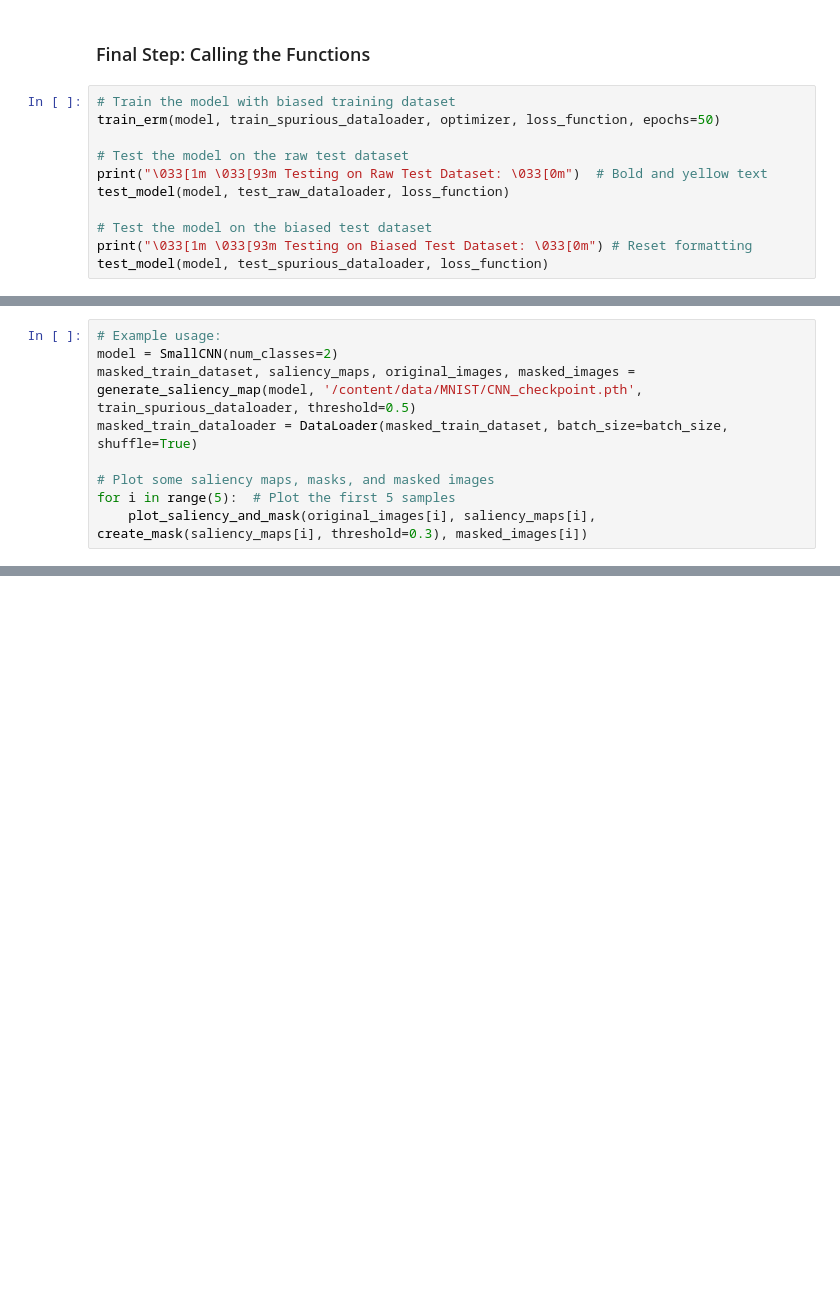
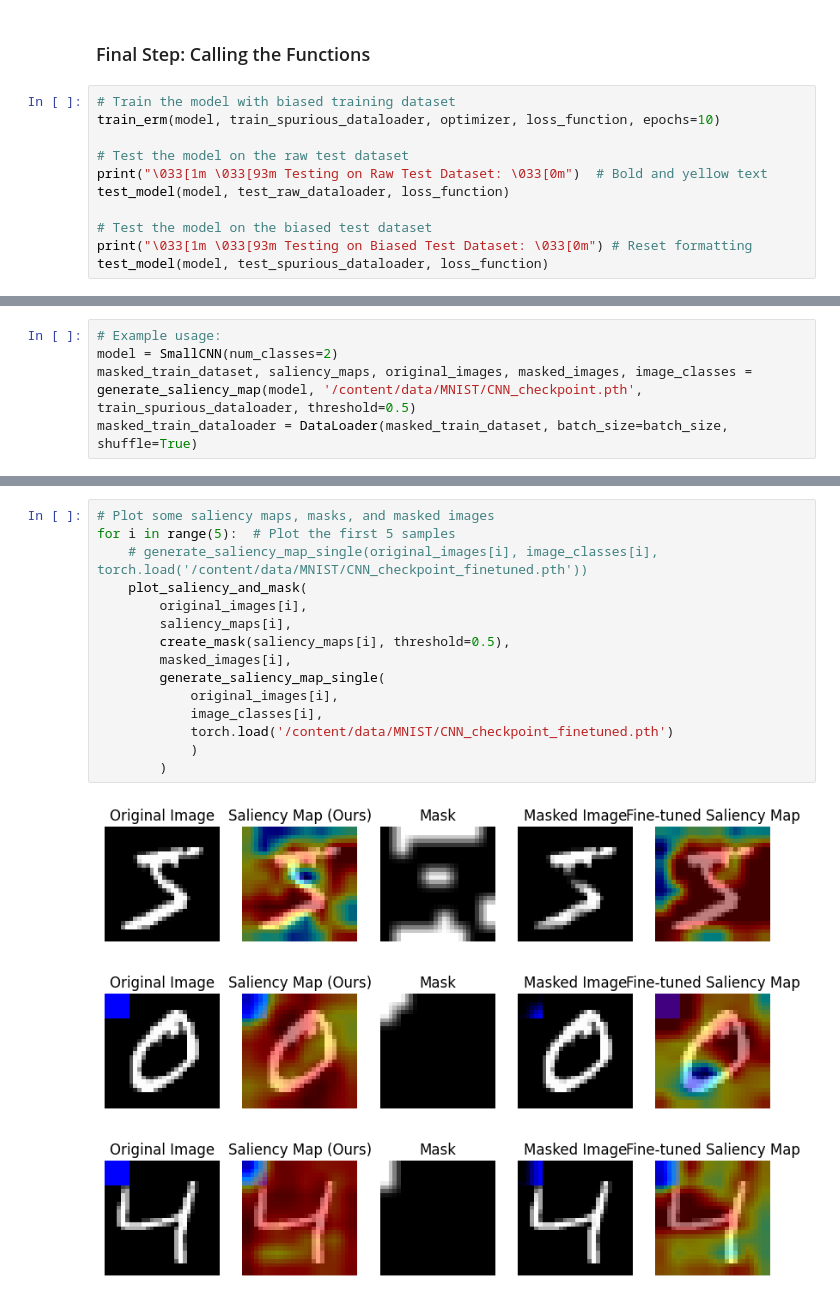
Before and after one commit to vmazashvili/Neural-Networks, a Jupyter notebook: MaskTune_Vano_Mazashvili_1993251.ipynb, the cells around one changed output, grey strips where cells are left out. Saved outputs shown, nothing was run; the diff lists cells and outputs as text; blank space fills up the shorter version.

```diff
--- a/MaskTune_Vano_Mazashvili_1993251.ipynb
+++ b/MaskTune_Vano_Mazashvili_1993251.ipynb
@@ -731,7 +801,7 @@ def plot_saliency_and_mask(image, saliency_map, mask, masked_image):
 ### Final Step: Calling the Functions
 # %%
 # Train the model with biased training dataset
-train_erm(model, train_spurious_dataloader, optimizer, loss_function, epochs=50)
+train_erm(model, train_spurious_dataloader, optimizer, loss_function, epochs=10)
 
 # Test the model on the raw test dataset
 print("\033[1m \033[93m Testing on Raw Test Dataset: \033[0m")  # Bold and yellow text
@@ -761,9 +831,5 @@ F1 Score: 0.8261
 # %%
 # Example usage:
 model = SmallCNN(num_classes=2)
-masked_train_dataset, saliency_maps, original_images, masked_images = generate_saliency_map(model, '/content/data/MNIST/CNN_checkpoint.pth', train_spurious_dataloader, threshold=0.5)
+masked_train_dataset, saliency_maps, original_images, masked_images, image_classes = generate_saliency_map(model, '/content/data/MNIST/CNN_checkpoint.pth', train_spurious_dataloader, threshold=0.5)
 masked_train_dataloader = DataLoader(masked_train_dataset, batch_size=batch_size, shuffle=True)
-
-# Plot some saliency maps, masks, and masked images
-for i in range(5):  # Plot the first 5 samples
-    plot_saliency_and_mask(original_images[i], saliency_maps[i], create_mask(saliency_maps[i], threshold=0.3), masked_images[i])
@@ -955,0 +901,19 @@ plt.show()
+# %%
+# Plot some saliency maps, masks, and masked images
+for i in range(5):  # Plot the first 5 samples
+    # generate_saliency_map_single(original_images[i], image_classes[i], torch.load('/content/data/MNIST/CNN_checkpoint_finetuned.pth'))
+    plot_saliency_and_mask(
+        original_images[i],
+        saliency_maps[i],
+        create_mask(saliency_maps[i], threshold=0.5),
+        masked_images[i],
+        generate_saliency_map_single(
+            original_images[i],
+            image_classes[i],
+            torch.load('/content/data/MNIST/CNN_checkpoint_finetuned.pth')
+            )
+        )
+# %% [output]
+[figure, added]
+[figure, added]
+[figure, added]
```
Also changed, not shown: parts of 14 cells of this notebook.
